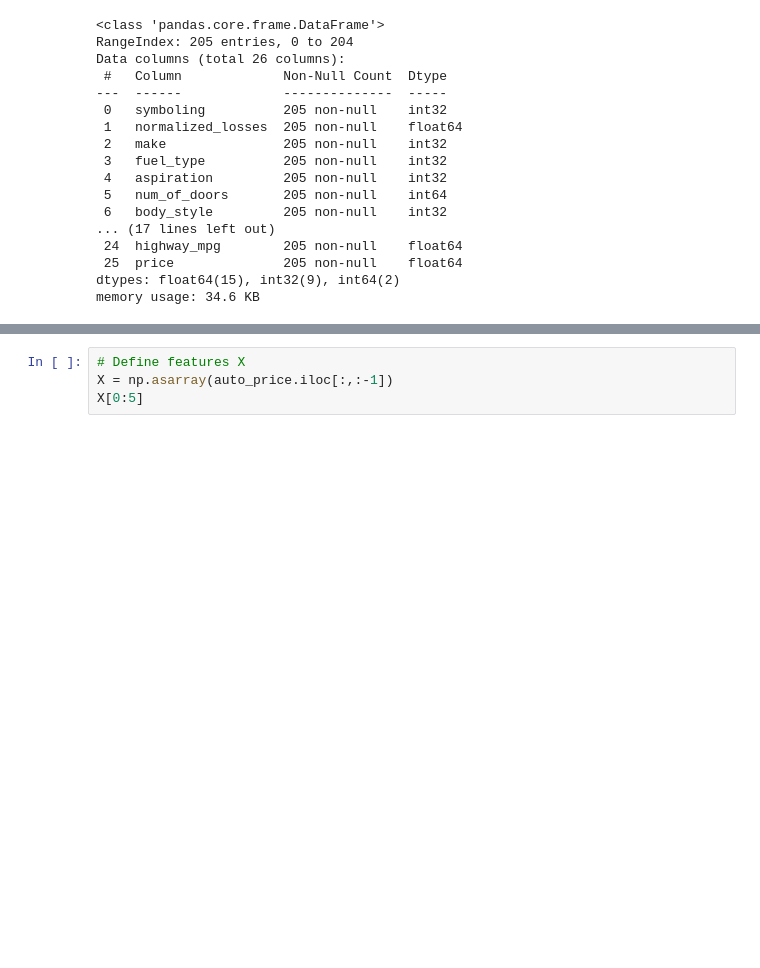
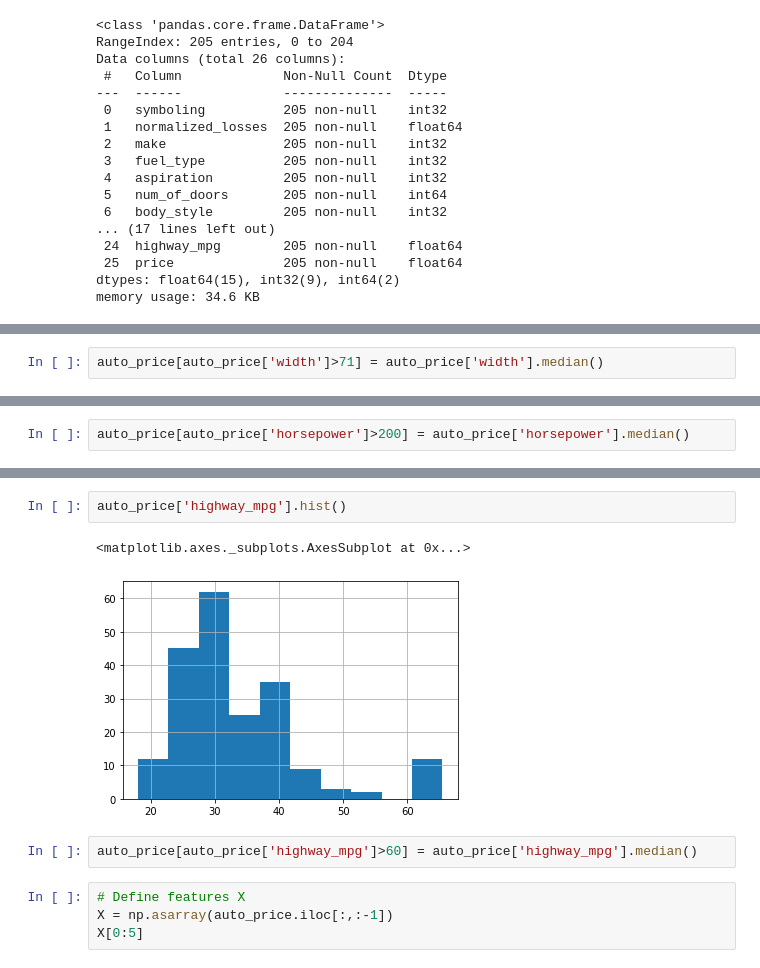
Before and after one commit to guldenturgay/auto-price, a Jupyter notebook: auto-price.ipynb, the cells around one changed output, grey strips where cells are left out. Saved outputs shown, nothing was run; the diff lists cells and outputs as text; blank space fills up the shorter version.

```diff
--- a/auto-price.ipynb
+++ b/auto-price.ipynb
@@ -192,0 +271,2 @@ memory usage: 34.6 KB
+# %%
+auto_price[auto_price['width']>71] = auto_price['width'].median()
@@ -192,0 +285,2 @@ memory usage: 34.6 KB
+# %%
+auto_price[auto_price['horsepower']>200] = auto_price['horsepower'].median()
@@ -193,3 +299,10 @@ memory usage: 34.6 KB
+# %%
+auto_price['highway_mpg'].hist()
+# %% [output]
+<matplotlib.axes._subplots.AxesSubplot at 0x...>
+[figure, added]
+# %%
+auto_price[auto_price['highway_mpg']>60] = auto_price['highway_mpg'].median()
 # %%
 # Define features X
 X = np.asarray(auto_price.iloc[:,:-1])
```
Also changed, not shown: parts of 31 cells of this notebook, 5 other files.
